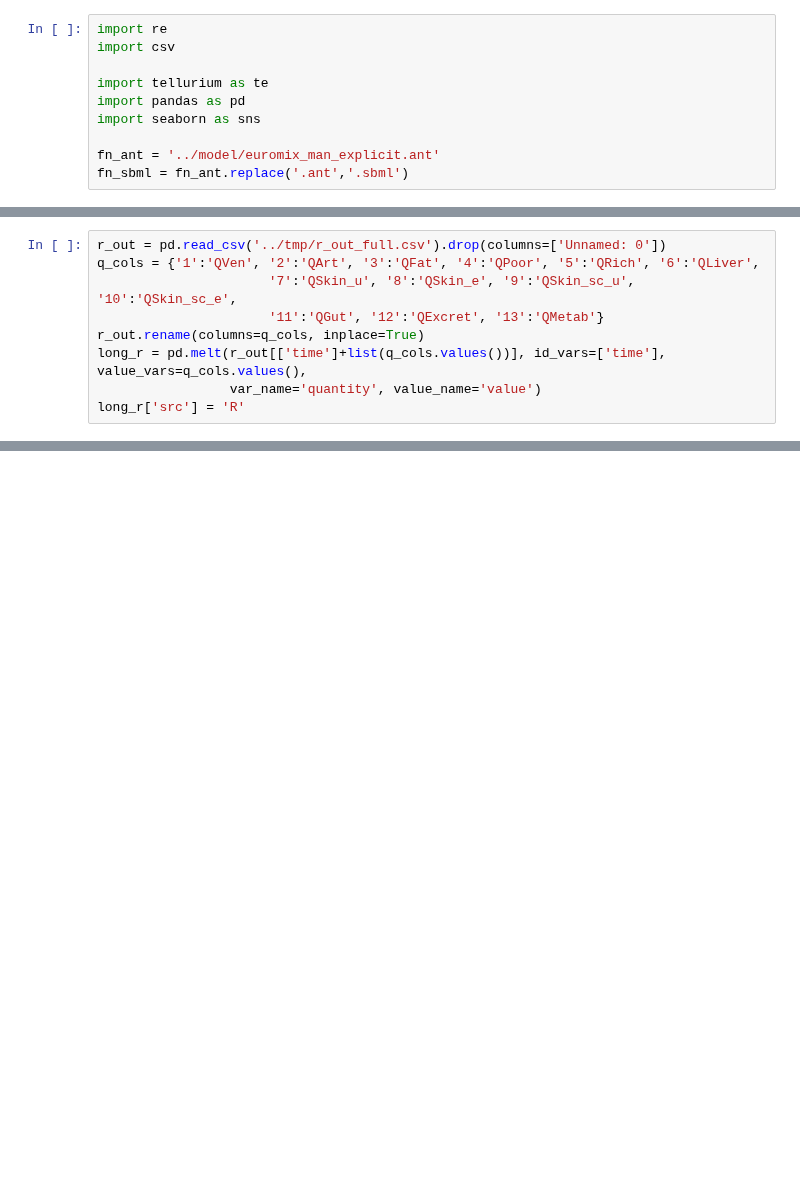
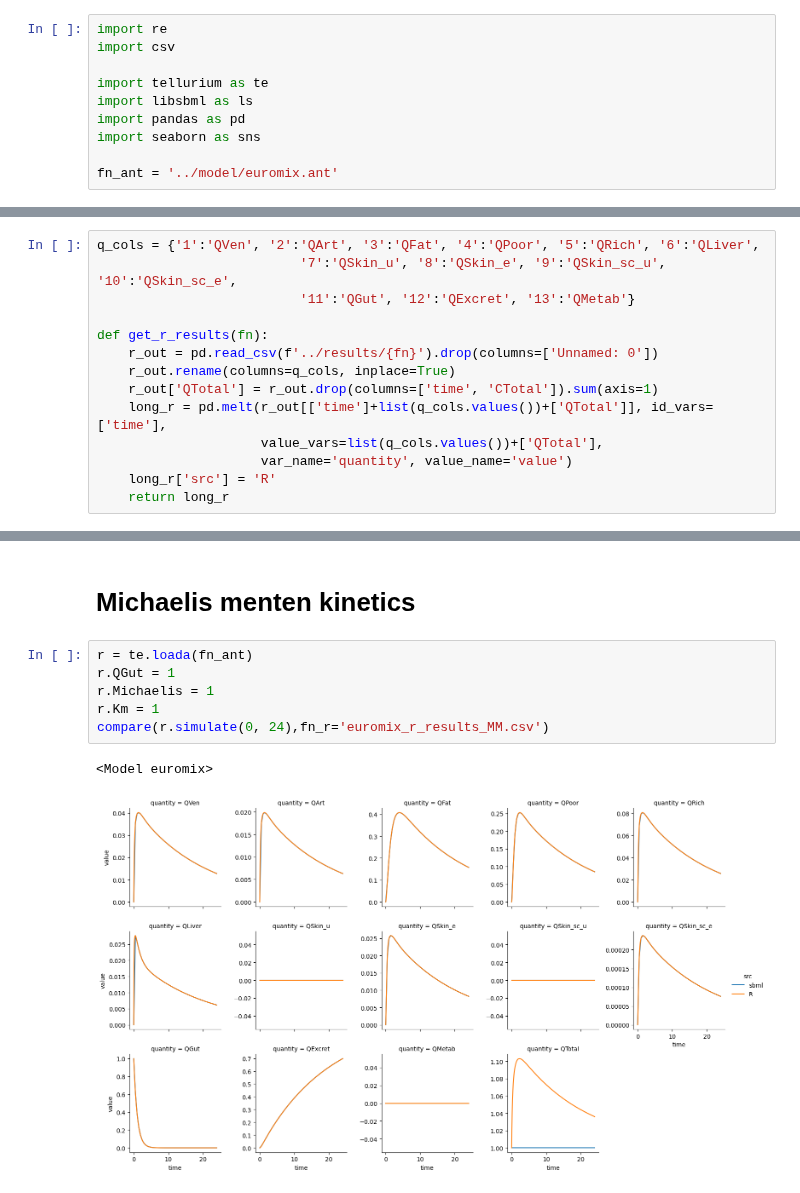
Before and after one commit to rivm-syso/euromix-to-sbml, a Jupyter notebook: notebooks/test_full_model.ipynb, the cells around one changed output, grey strips where cells are left out. Cells and saved outputs as stored; diff of their text form; blank space fills up the shorter version.

```diff
--- a/notebooks/test_full_model.ipynb
+++ b/notebooks/test_full_model.ipynb
@@ -3,8 +3,8 @@ import re
 import csv
 
 import tellurium as te
+import libsbml as ls
 import pandas as pd
 import seaborn as sns
 
-fn_ant = '../model/euromix_man_explicit.ant'
-fn_sbml = fn_ant.replace('.ant','.sbml')
+fn_ant = '../model/euromix.ant'
@@ -13,9 +11,14 @@ fn_sbml = fn_ant.replace('.ant','.sbml')
 # %%
-r_out = pd.read_csv('../tmp/r_out_full.csv').drop(columns=['Unnamed: 0'])
 q_cols = {'1':'QVen', '2':'QArt', '3':'QFat', '4':'QPoor', '5':'QRich', '6':'QLiver',
-                      '7':'QSkin_u', '8':'QSkin_e', '9':'QSkin_sc_u', '10':'QSkin_sc_e',
-                      '11':'QGut', '12':'QExcret', '13':'QMetab'}
-r_out.rename(columns=q_cols, inplace=True)
-long_r = pd.melt(r_out[['time']+list(q_cols.values())], id_vars=['time'], value_vars=q_cols.values(),
-                 var_name='quantity', value_name='value')
-long_r['src'] = 'R'
+                          '7':'QSkin_u', '8':'QSkin_e', '9':'QSkin_sc_u', '10':'QSkin_sc_e',
+                          '11':'QGut', '12':'QExcret', '13':'QMetab'}
+
+def get_r_results(fn):
+    r_out = pd.read_csv(f'../results/{fn}').drop(columns=['Unnamed: 0'])
+    r_out.rename(columns=q_cols, inplace=True)
+    r_out['QTotal'] = r_out.drop(columns=['time', 'CTotal']).sum(axis=1)
+    long_r = pd.melt(r_out[['time']+list(q_cols.values())+['QTotal']], id_vars=['time'],
+                     value_vars=list(q_cols.values())+['QTotal'],
+                     var_name='quantity', value_name='value')
+    long_r['src'] = 'R'
+    return long_r
@@ -190,0 +75,11 @@ is equal to `-FBlood * Cart`; so the equations actually match.
+# %% [markdown]
+# Michaelis menten kinetics
+# %%
+r = te.loada(fn_ant)
+r.QGut = 1
+r.Michaelis = 1
+r.Km = 1
+compare(r.simulate(0, 24),fn_r='euromix_r_results_MM.csv')
+# %% [output]
+<Model euromix>
+[figure, added]
```
Also changed, not shown: parts of 13 cells of this notebook, 16 other files.
